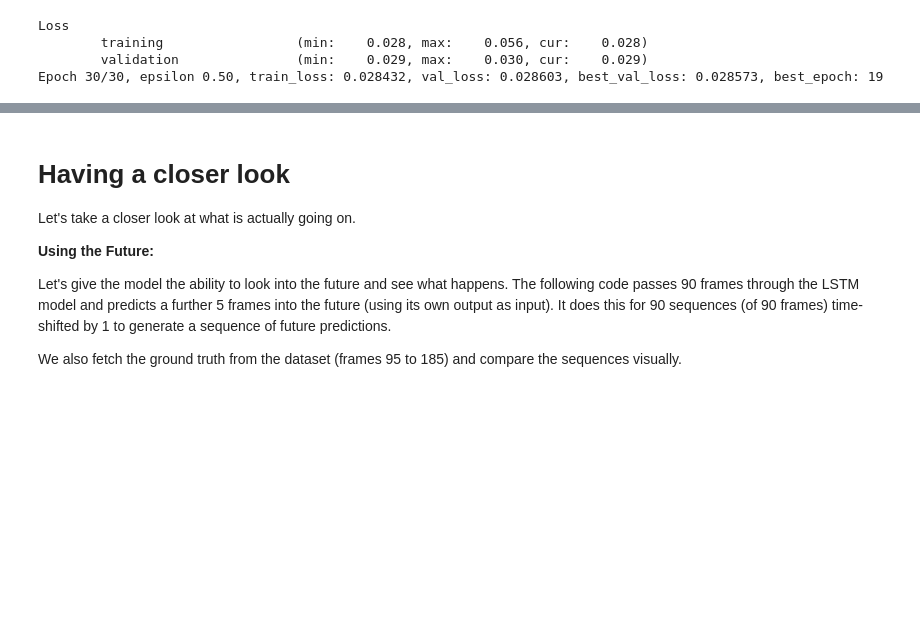
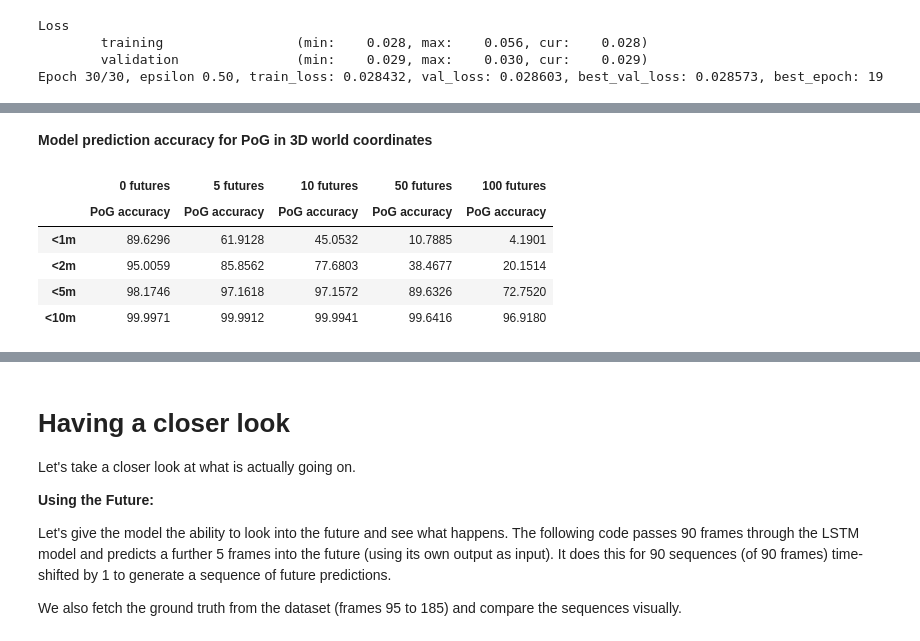
Before and after one commit to sacktock/EDVAM-models, a Jupyter notebook: LSTM_sequence.ipynb, the cells around one changed output, grey strips where cells are left out. Saved outputs shown, nothing was run; the diff lists cells and outputs as text; code cells hidden in the pictures; blank space fills up the shorter version.

```diff
--- a/LSTM_sequence.ipynb
+++ b/LSTM_sequence.ipynb
@@ -361,0 +430,12 @@ Final val_losses: 0.028573
+# %% [markdown]
+**Model prediction accuracy for PoG in 3D world coordinates**
+# %%
+df_p.columns = pd.MultiIndex.from_product([["{} futures".format(future) for future in futures],['PoG accuracy']])
+display(df_p)
+# %% [output]
+|  | 0 futures | 5 futures | 10 futures | 50 futures | 100 futures |
+|  | PoG accuracy | PoG accuracy | PoG accuracy | PoG accuracy | PoG accuracy |
+| <1m | 89.6296 | 61.9128 | 45.0532 | 10.7885 | 4.1901 |
+| <2m | 95.0059 | 85.8562 | 77.6803 | 38.4677 | 20.1514 |
+| <5m | 98.1746 | 97.1618 | 97.1572 | 89.6326 | 72.7520 |
+| <10m | 99.9971 | 99.9912 | 99.9941 | 99.6416 | 96.9180 |
```
Also changed, not shown: parts of 14 cells of this notebook.
